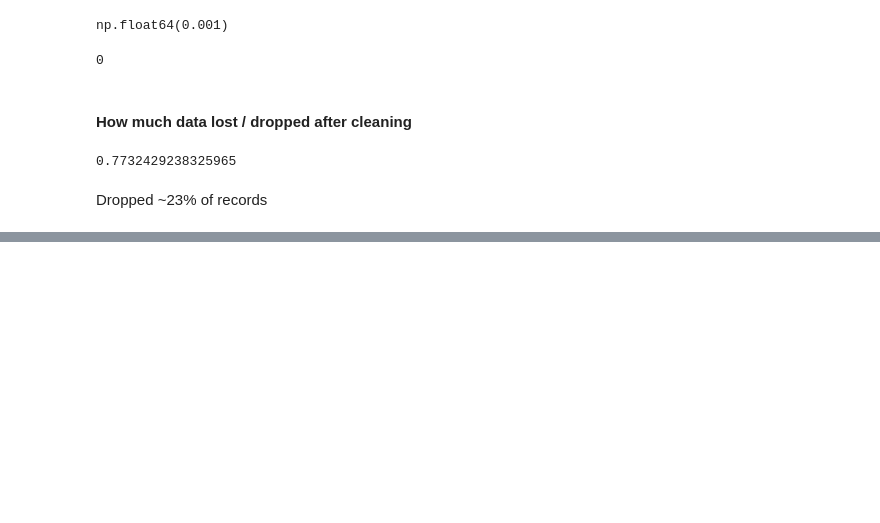
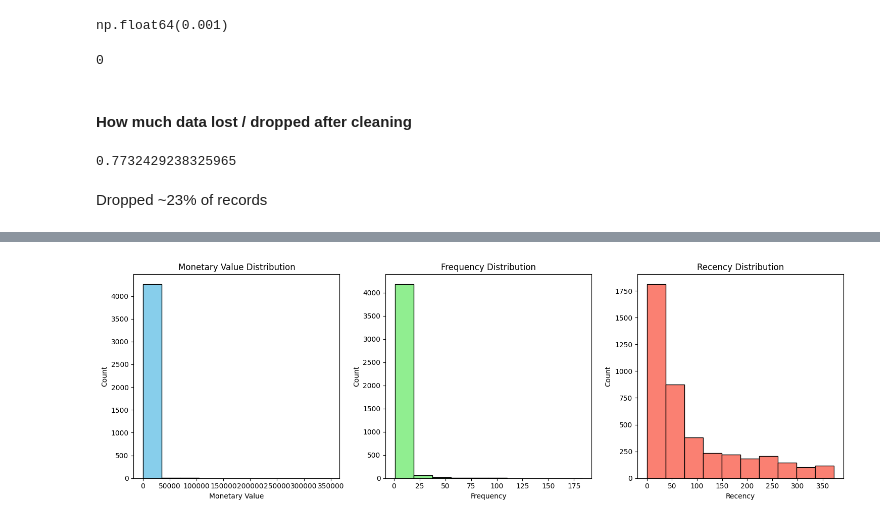
Before and after one commit to jasonqiu0/Online-Retail-Clustering, a Jupyter notebook: main.ipynb, the cells around one changed output, grey strips where cells are left out. Cells and saved outputs as stored; diff of their text form; code cells hidden in the pictures; blank space fills up the shorter version.

```diff
--- a/main.ipynb
+++ b/main.ipynb
@@ -310,0 +338,10 @@ Dropped ~23% of records
+# %%
+# Aggregate data, grouping by Customer ID, and compute Recency, Frequency, Monetary Value
+aggregated_df = cleaned_df.groupby(by="Customer ID", as_index=False) \
+    .agg(
+        MonetaryValue = ("SalesLineTotal", "sum"), # Total sales
+        Frequency = ("Invoice", "nunique"), # Num of unique invoices
+        LastInvoiceDate = ("InvoiceDate", "max") # Most recent invoice
+    )
+
+aggregated_df.head(5)
@@ -310,0 +355,8 @@ Dropped ~23% of records
+# %%
+# Recency
+max_invoice_date = aggregated_df["LastInvoiceDate"].max()
+max_invoice_date
+
+aggregated_df["Recency"] = (max_invoice_date - aggregated_df["LastInvoiceDate"]).dt.days
+
+aggregated_df
@@ -310,0 +377,26 @@ Dropped ~23% of records
+# %%
+# Histogram plots
+plt.figure(figsize=(15,5))
+
+plt.subplot(1,3,1)
+plt.hist(aggregated_df['MonetaryValue'], bins=10, color='skyblue', edgecolor='black')
+plt.title('Monetary Value Distribution')
+plt.xlabel('Monetary Value')
+plt.ylabel('Count')
+
+plt.subplot(1,3,2)
+plt.hist(aggregated_df['Frequency'], bins=10, color='lightgreen', edgecolor='black')
+plt.title('Frequency Distribution')
+plt.xlabel('Frequency')
+plt.ylabel('Count')
+
+plt.subplot(1,3,3)
+plt.hist(aggregated_df['Recency'], bins=10, color='salmon', edgecolor='black')
+plt.title('Recency Distribution')
+plt.xlabel('Recency')
+plt.ylabel('Count')
+
+plt.tight_layout()
+plt.show()
+# %% [output]
+[figure, added]
```
Also changed, not shown: parts of 16 cells of this notebook.
